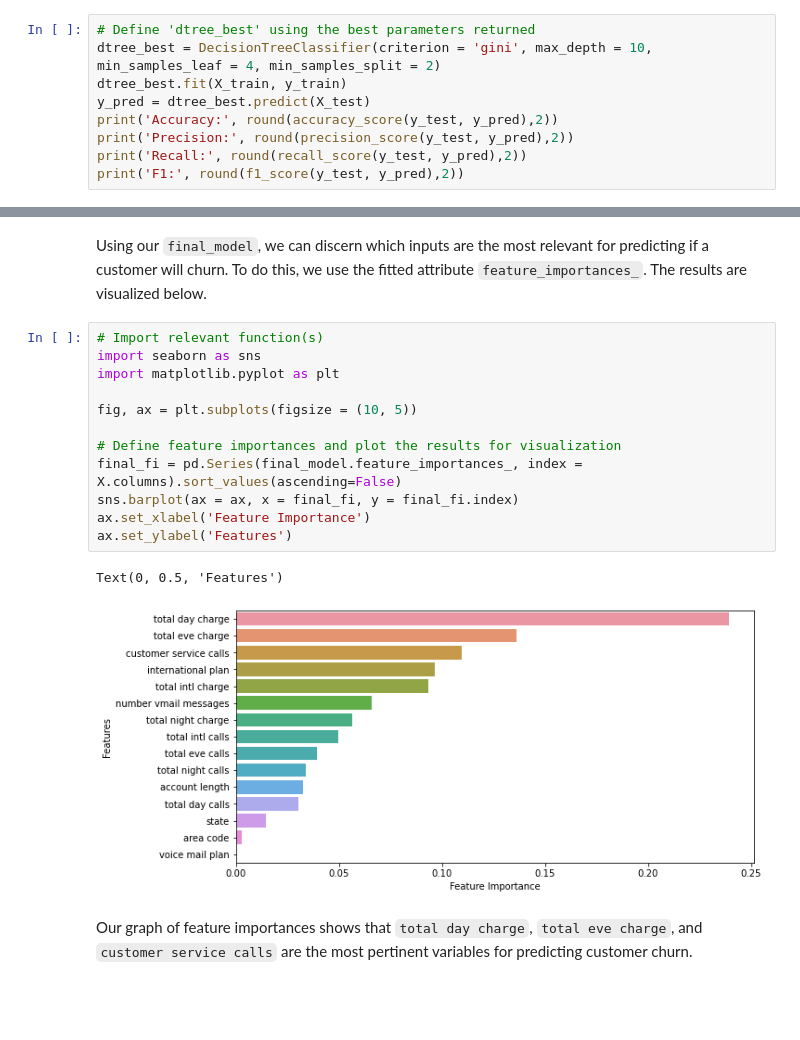
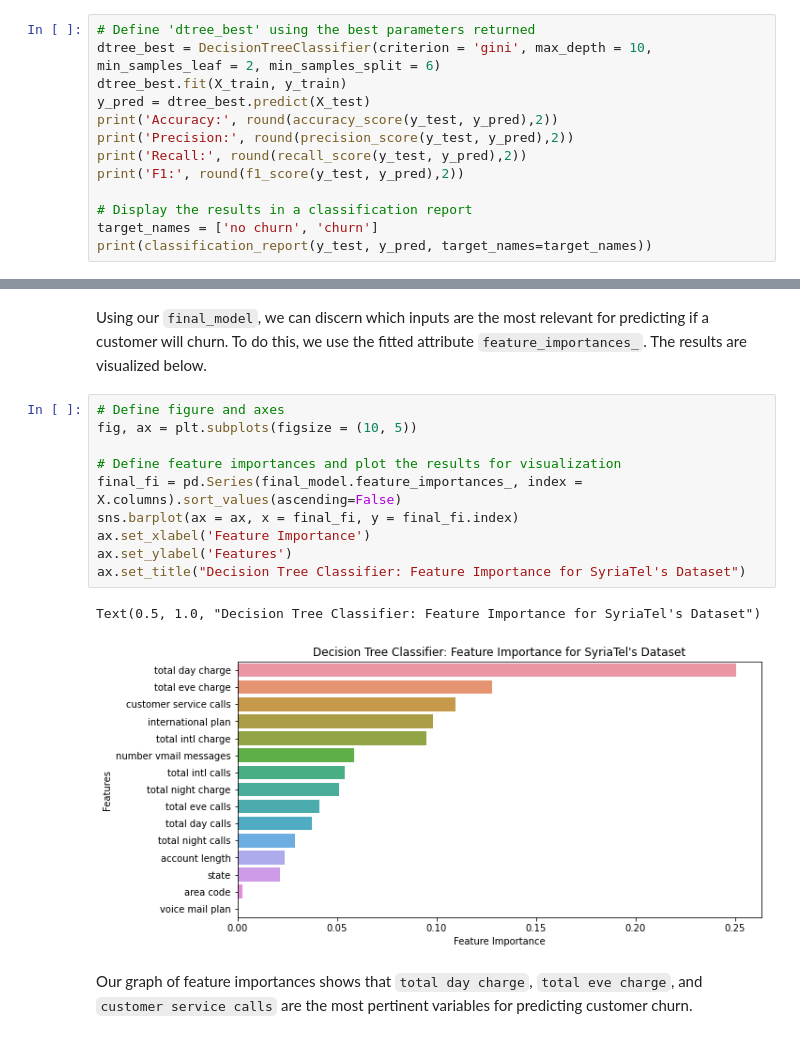
Before and after one commit to keziasetokusumo/p3_project, a Jupyter notebook: ChurnAnalysis_Notebook.ipynb, the cells around one changed output, grey strips where cells are left out. Cells and saved outputs as stored; diff of their text form; blank space fills up the shorter version.

```diff
--- a/ChurnAnalysis_Notebook.ipynb
+++ b/ChurnAnalysis_Notebook.ipynb
@@ -611,11 +638,15 @@ Optimal combination: {'criterion': 'gini', 'max_depth': 10, 'min_samples_leaf':
 # %%
 # Define 'dtree_best' using the best parameters returned
-dtree_best = DecisionTreeClassifier(criterion = 'gini', max_depth = 10, min_samples_leaf = 4, min_samples_split = 2)
+dtree_best = DecisionTreeClassifier(criterion = 'gini', max_depth = 10, min_samples_leaf = 2, min_samples_split = 6)
 dtree_best.fit(X_train, y_train)
 y_pred = dtree_best.predict(X_test)
 print('Accuracy:', round(accuracy_score(y_test, y_pred),2))
 print('Precision:', round(precision_score(y_test, y_pred),2))
 print('Recall:', round(recall_score(y_test, y_pred),2))
 print('F1:', round(f1_score(y_test, y_pred),2))
+
+# Display the results in a classification report
+target_names = ['no churn', 'churn']
+print(classification_report(y_test, y_pred, target_names=target_names))
 # %% [output]
 Accuracy: 0.94
@@ -717,20 +771,18 @@ F1: 0.72
 # %% [markdown]
 Using our `final_model`, we can discern which inputs are the most relevant for predicting if a customer will churn. To do this, we use the fitted attribute `feature_importances_`. The results are visualized below.
 # %%
-# Import relevant function(s)
-import seaborn as sns
-import matplotlib.pyplot as plt
-
+# Define figure and axes
 fig, ax = plt.subplots(figsize = (10, 5))
 
 # Define feature importances and plot the results for visualization
 final_fi = pd.Series(final_model.feature_importances_, index = X.columns).sort_values(ascending=False)
 sns.barplot(ax = ax, x = final_fi, y = final_fi.index)
 ax.set_xlabel('Feature Importance')
 ax.set_ylabel('Features')
+ax.set_title("Decision Tree Classifier: Feature Importance for SyriaTel's Dataset")
 # %% [output]
-Text(0, 0.5, 'Features')
+Text(0.5, 1.0, "Decision Tree Classifier: Feature Importance for SyriaTel's Dataset")
-[figure, old version]
+[figure, new version]
 # %% [markdown]
 Our graph of feature importances shows that `total day charge`, `total eve charge`, and `customer service calls` are the most pertinent variables for predicting customer churn.
 # %% [markdown]
```
Also changed, not shown: parts of 58 cells of this notebook.
